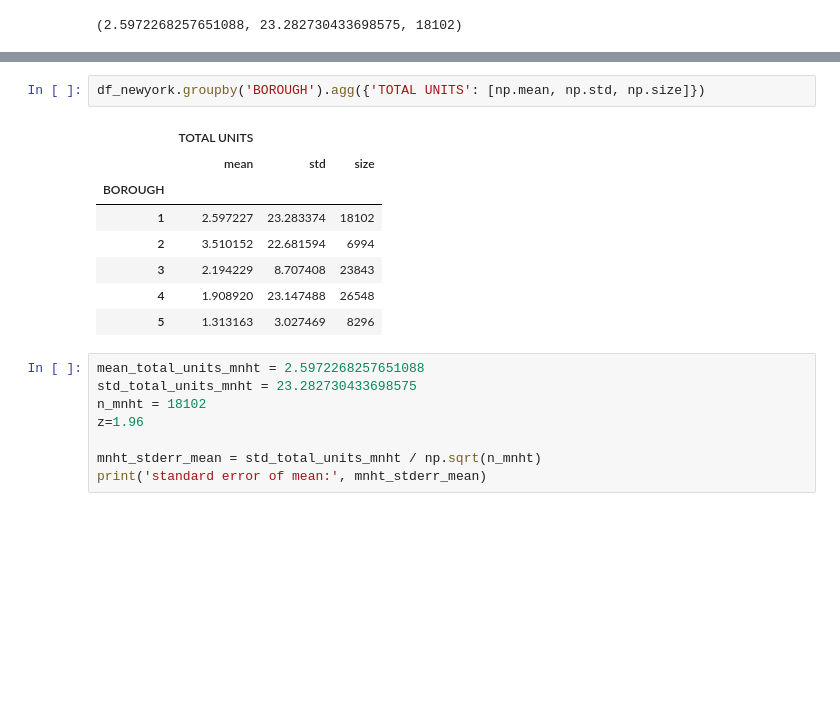
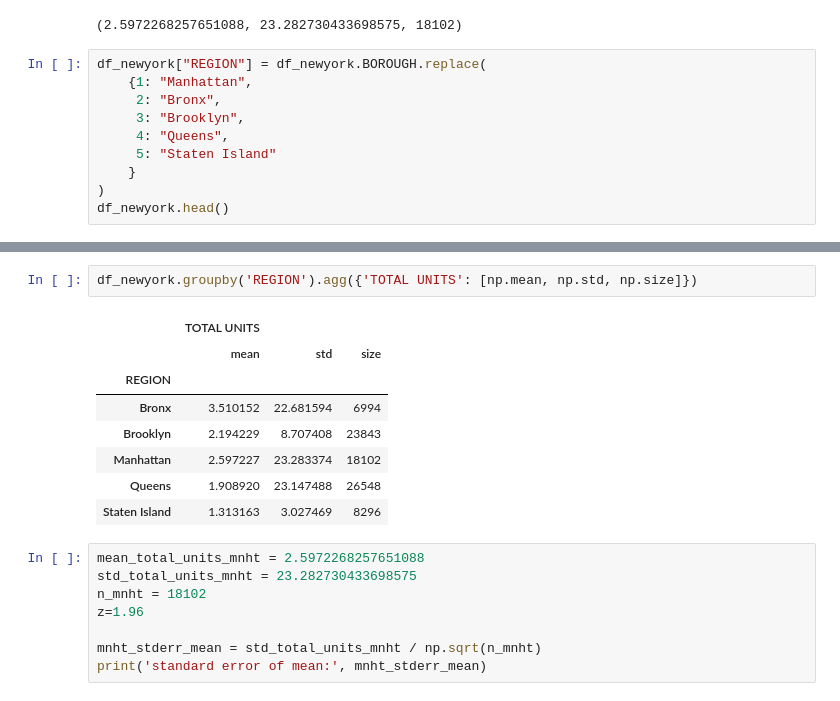
Before and after one commit to chidiman2987/assignment2, a Jupyter notebook: PYTN_Assgn_2_41_Chidi Mansony.ipynb, the cells around one changed output, grey strips where cells are left out. Drawn from its saved outputs; the diff is of its cells as text; blank space fills up the shorter version.

```diff
--- a/PYTN_Assgn_2_41_Chidi Mansony.ipynb
+++ b/PYTN_Assgn_2_41_Chidi Mansony.ipynb
@@ -494,3 +494,13 @@ plt.show()
 mnht_units_total_arr.mean(), mnht_units_total_arr.std(), mnht_units_total_arr.size
 # %% [output]
 (2.5972268257651088, 23.282730433698575, 18102)
+# %%
+df_newyork["REGION"] = df_newyork.BOROUGH.replace(
+    {1: "Manhattan",
+     2: "Bronx",
+     3: "Brooklyn",
+     4: "Queens",
+     5: "Staten Island"
+    }
+)
+df_newyork.head()
@@ -497,14 +515,14 @@ mnht_units_total_arr.mean(), mnht_units_total_arr.std(), mnht_units_total_arr.si
 # %%
-df_newyork.groupby('BOROUGH').agg({'TOTAL UNITS': [np.mean, np.std, np.size]})
+df_newyork.groupby('REGION').agg({'TOTAL UNITS': [np.mean, np.std, np.size]})
 # %% [output]
 |  | TOTAL UNITS |  |  |
 |  | mean | std | size |
-| BOROUGH |  |  |  |
-| 1 | 2.597227 | 23.283374 | 18102 |
-| 2 | 3.510152 | 22.681594 | 6994 |
-| 3 | 2.194229 | 8.707408 | 23843 |
-| 4 | 1.908920 | 23.147488 | 26548 |
-| 5 | 1.313163 | 3.027469 | 8296 |
+| REGION |  |  |  |
+| Bronx | 3.510152 | 22.681594 | 6994 |
+| Brooklyn | 2.194229 | 8.707408 | 23843 |
+| Manhattan | 2.597227 | 23.283374 | 18102 |
+| Queens | 1.908920 | 23.147488 | 26548 |
+| Staten Island | 1.313163 | 3.027469 | 8296 |
 # %%
 mean_total_units_mnht = 2.5972268257651088
 std_total_units_mnht = 23.282730433698575
```
Also changed, not shown: parts of 3 cells of this notebook.
